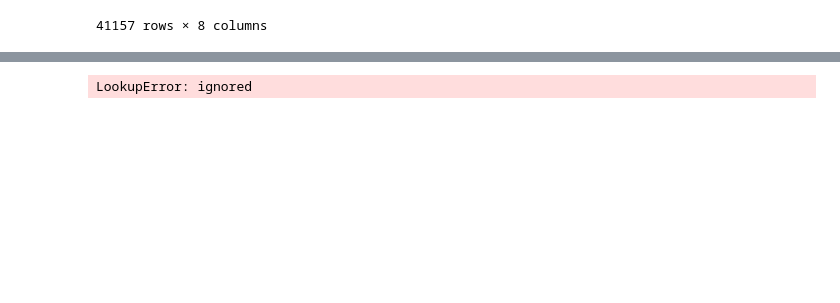
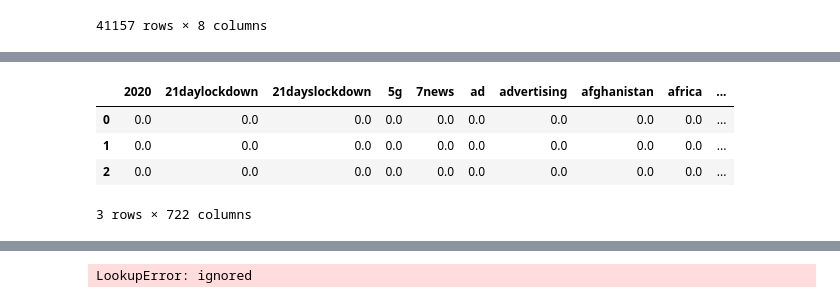
Before and after one commit to AkshayRai20/Projects1, a Jupyter notebook: Akshay_Rai_Team_1_Capstone_Project_2.ipynb, the cells around one changed output, grey strips where cells are left out. Cells and saved outputs as stored; diff of their text form; code cells hidden in the pictures; blank space fills up the shorter version.

```diff
--- a/Akshay_Rai_Team_1_Capstone_Project_2.ipynb
+++ b/Akshay_Rai_Team_1_Capstone_Project_2.ipynb
@@ -435,0 +517,8 @@ simicovid = ["coronavirus", "covid", "coronavirusoutbreak","virus","corona","cor
+# %%
+hash_df.head(3)
+# %% [output]
+|  | 2020 | 21daylockdown | 21dayslockdown | 5g | 7news | ad | advertising | afghanistan | africa | ... |
+| 0 | 0.0 | 0.0 | 0.0 | 0.0 | 0.0 | 0.0 | 0.0 | 0.0 | 0.0 | ... |
+| 1 | 0.0 | 0.0 | 0.0 | 0.0 | 0.0 | 0.0 | 0.0 | 0.0 | 0.0 | ... |
+| 2 | 0.0 | 0.0 | 0.0 | 0.0 | 0.0 | 0.0 | 0.0 | 0.0 | 0.0 | ... |
+3 rows × 722 columns
```
Also changed, not shown: parts of 42 cells of this notebook.
